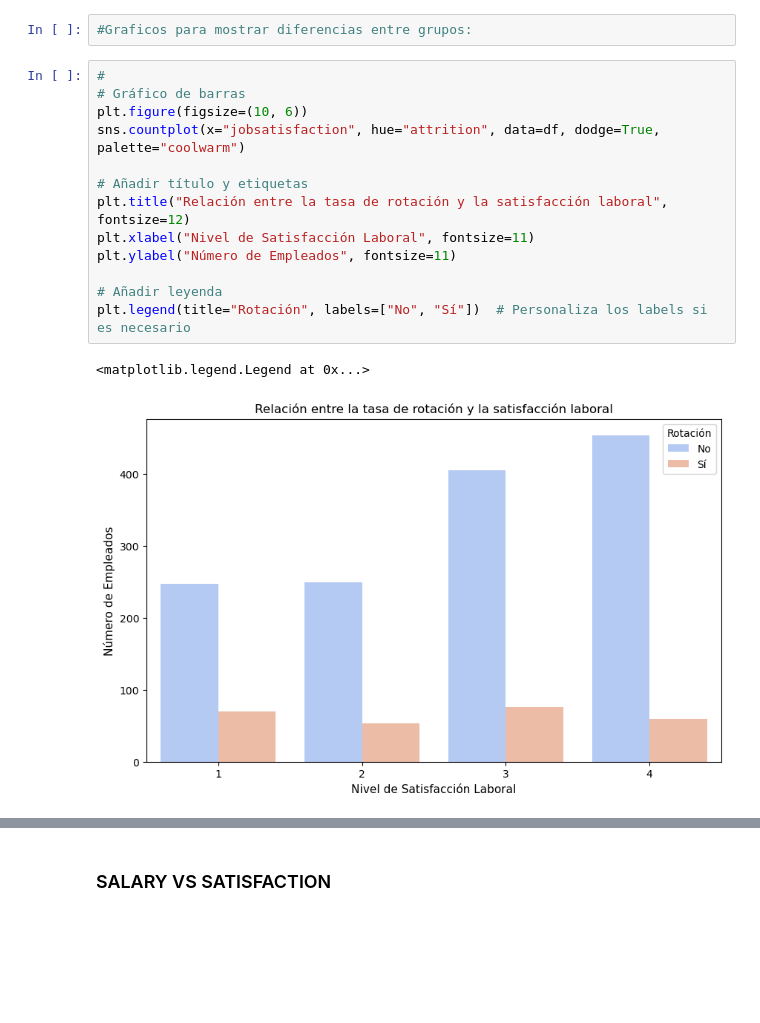
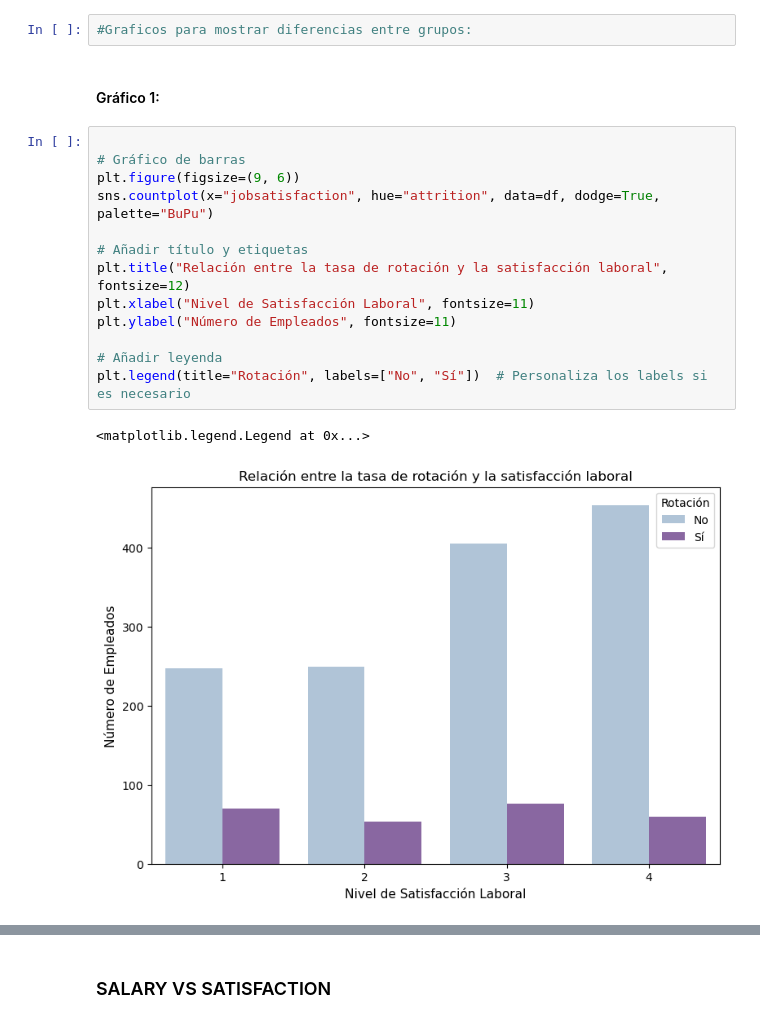
Before and after one commit to ArianaPapantonio/Final_project_module_3, a Jupyter notebook: Fase_4_AB_testing/AB_testing.ipynb, the cells around one changed output, grey strips where cells are left out. Drawn from its saved outputs; the diff is of its cells as text; blank space fills up the shorter version.

```diff
--- a/Fase_4_AB_testing/AB_testing.ipynb
+++ b/Fase_4_AB_testing/AB_testing.ipynb
@@ -195,19 +195,21 @@ Hay una diferencia significativa en la tasa de rotación de ambos grupos.
 Los resultados sugieren que si que existe una diferencia entre los grupos
 # %%
 #Graficos para mostrar diferencias entre grupos:
+# %% [markdown]
+#### Gráfico 1:
 # %%
-#
+
 # Gráfico de barras
-plt.figure(figsize=(10, 6))
-sns.countplot(x="jobsatisfaction", hue="attrition", data=df, dodge=True, palette="coolwarm")
+plt.figure(figsize=(9, 6))
+sns.countplot(x="jobsatisfaction", hue="attrition", data=df, dodge=True, palette="BuPu")
 
 # Añadir título y etiquetas
 plt.title("Relación entre la tasa de rotación y la satisfacción laboral", fontsize=12)
 plt.xlabel("Nivel de Satisfacción Laboral", fontsize=11)
 plt.ylabel("Número de Empleados", fontsize=11)
 
 # Añadir leyenda
 plt.legend(title="Rotación", labels=["No", "Sí"])  # Personaliza los labels si es necesario
 # %% [output]
 <matplotlib.legend.Legend at 0x...>
-[figure, old version]
+[figure, new version]
```
Also changed, not shown: parts of 32 cells of this notebook.
